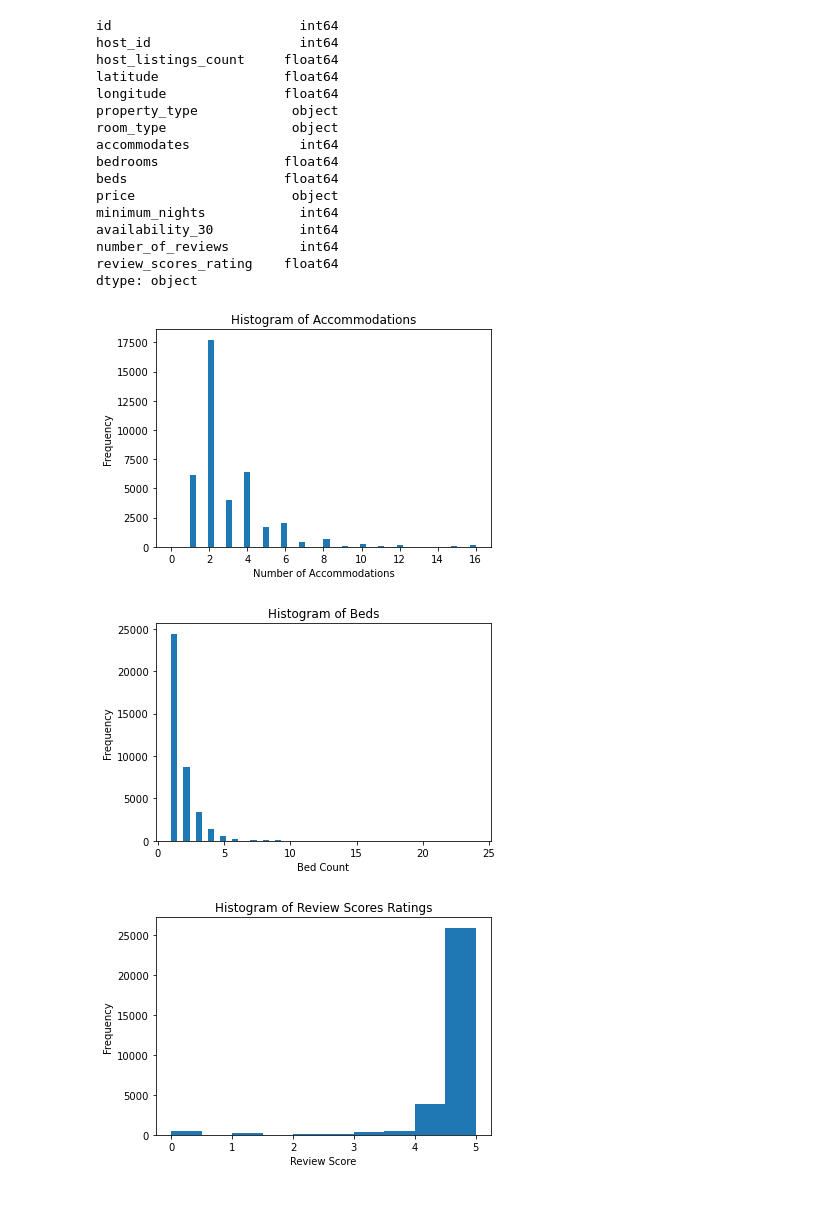
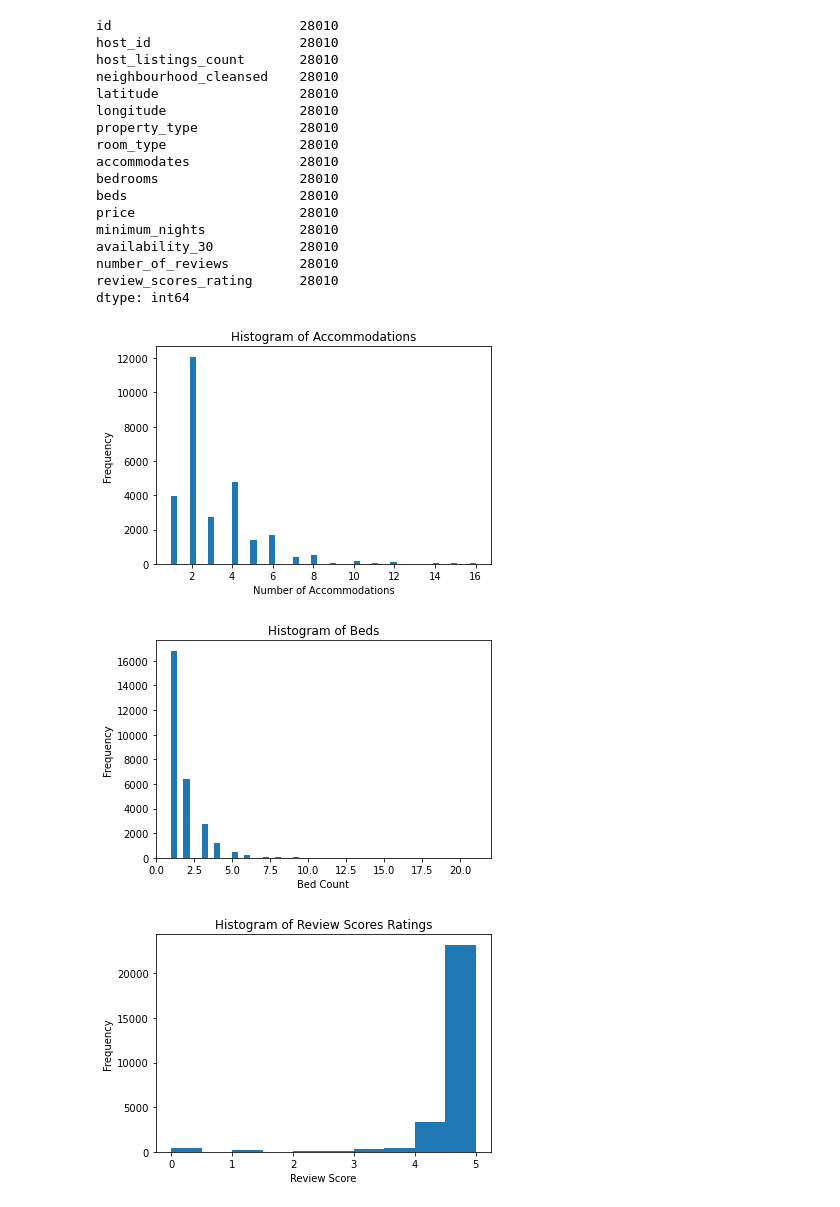
Before and after one commit to DaniellaMuhire/Airbnb-Price-Predictions, a Jupyter notebook: Data Cleaning listing.ipynb, the cells around one changed output. Cells and saved outputs as stored; diff of their text form; code cells hidden in the pictures.

```diff
--- a/Data Cleaning listing.ipynb
+++ b/Data Cleaning listing.ipynb
@@ -16,6 +18,7 @@ cols = [
     'host_id',
     'latitude',
     'longitude',
+    'neighbourhood_cleansed',
     'property_type',
     'room_type',
     'accommodates',
@@ -91,4 +96,4 @@ review_scores_rating    8362
 dtype: int64
 # %%
 # Drop the NaNs
-data_df.dropna()
+data_df=data_df.dropna()
@@ -109,3 +100,3 @@ data_df.dropna()
 # %%
 # Fill in the empty rows with "0"
-data_df.fillna(0)
+data_df=data_df.fillna(0)
@@ -126,49 +103,50 @@ data_df.fillna(0)
 # %%
 # Determine data types for the Airbnb DataFrame.
-data_df.dtypes
+data_df.count()
 # %% [output]
-id                        int64
-host_id                   int64
-host_listings_count     float64
-latitude                float64
-longitude               float64
-property_type            object
-room_type                object
-accommodates              int64
-bedrooms                float64
-beds                    float64
-price                    object
-minimum_nights            int64
-availability_30           int64
-number_of_reviews         int64
-review_scores_rating    float64
-dtype: object
+id                        28010
+host_id                   28010
+host_listings_count       28010
+neighbourhood_cleansed    28010
+latitude                  28010
+longitude                 28010
+property_type             28010
+room_type                 28010
+accommodates              28010
+bedrooms                  28010
+beds                      28010
+price                     28010
+minimum_nights            28010
+availability_30           28010
+number_of_reviews         28010
+review_scores_rating      28010
+dtype: int64
 # %%
 # visualize distribution of price (target variable)
-plt.hist(data['accommodates'], bins=50)
+plt.hist(data_df['accommodates'], bins=50)
 plt.title("Histogram of Accommodations")
 plt.xlabel("Number of Accommodations")
 plt.ylabel("Frequency")
 plt.show()
 # %% [output]
-[figure, old version]
+[figure, new version]
 # %%
 # visualize distribution of beds
-plt.hist(data['beds'], bins=50)
+plt.hist(data_df['beds'], bins=50)
 plt.title("Histogram of Beds")
 plt.xlabel("Bed Count")
 plt.ylabel("Frequency")
 plt.show()
 # %% [output]
-[figure, old version]
+[figure, new version]
 # %%
 # visualize distribution of review scores ratings
-plt.hist(data['review_scores_rating'][~data['review_scores_rating'].isnull()])
+plt.hist(data_df['review_scores_rating'][~data_df['review_scores_rating'].isnull()])
 plt.title("Histogram of Review Scores Ratings")
 plt.xlabel("Review Score")
 plt.ylabel("Frequency")
 plt.show()
 # %% [output]
-[figure, old version]
+[figure, new version]
 # %%
 # turn NaN scores with 0 reviews into 'No Reviews'
```
Also changed, not shown: parts of 22 cells of this notebook.
